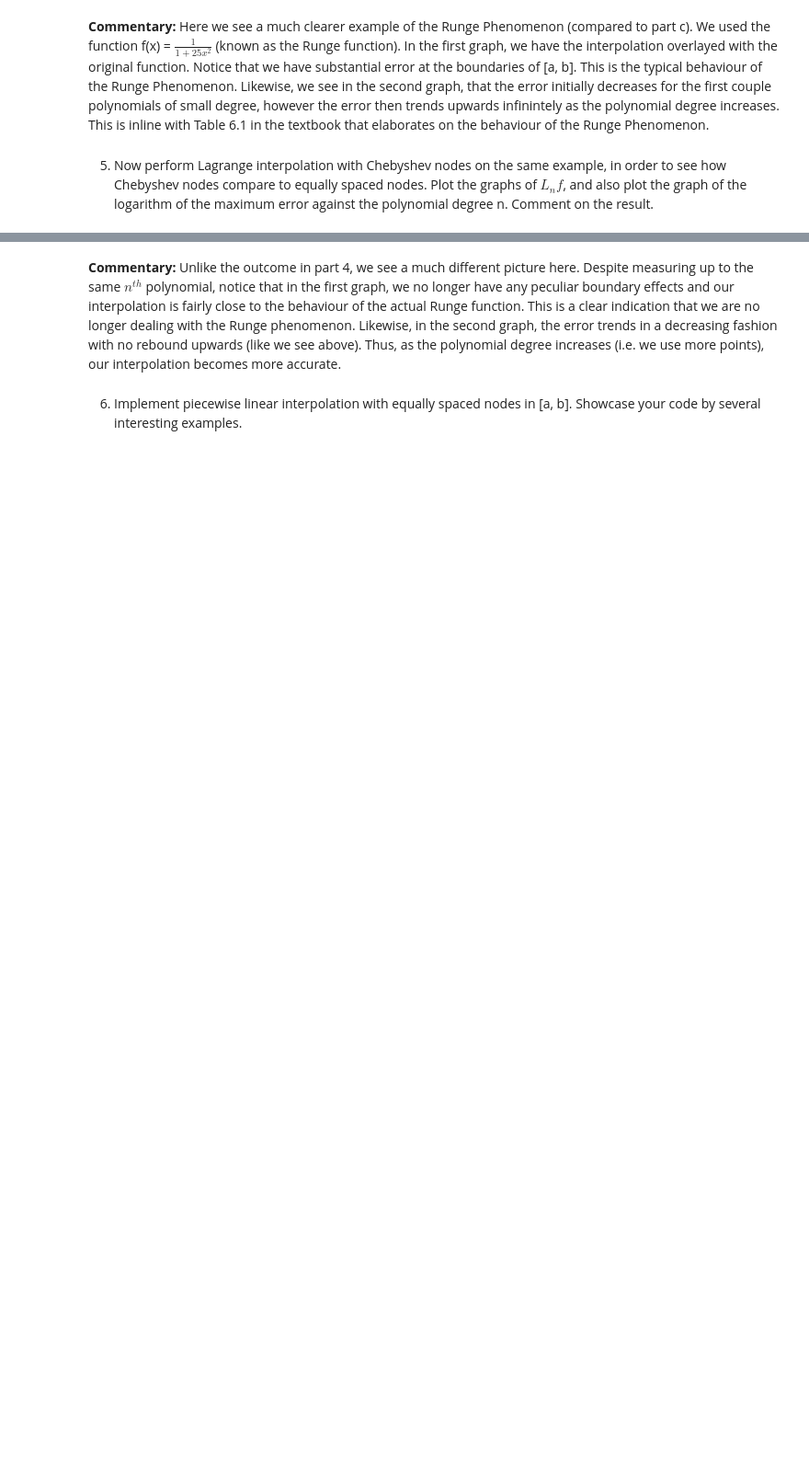
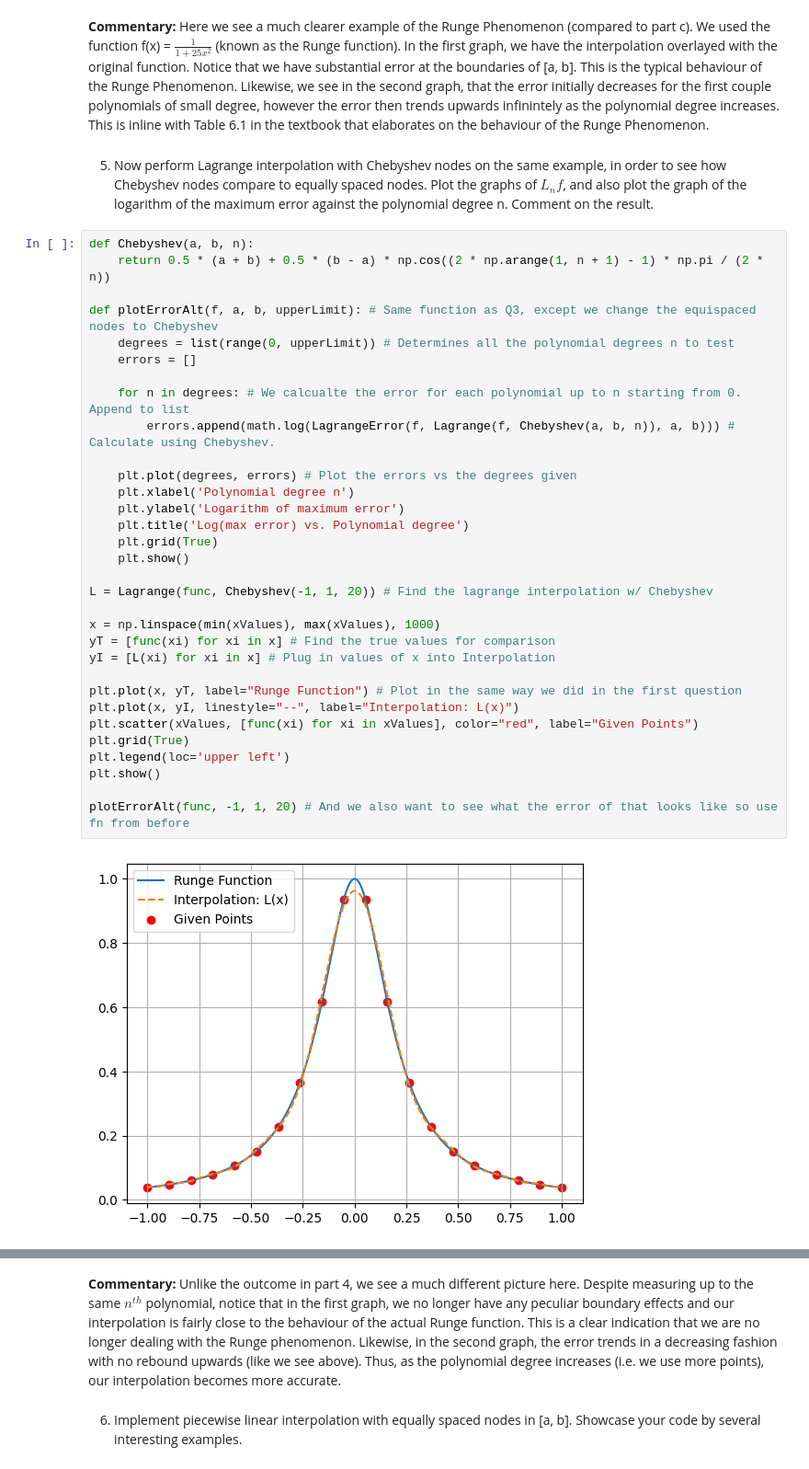
Before and after one commit to SkylarBitar/Math317-Lab3, a Jupyter notebook: MATH317_lab3.ipynb, the cells around one changed output, grey strips where cells are left out. Shown at 92% size. Cells and saved outputs as stored; diff of their text form; blank space fills up the shorter version.

```diff
--- a/MATH317_lab3.ipynb
+++ b/MATH317_lab3.ipynb
@@ -166,3 +170,37 @@ plotError(func, -1, 1, 20) # And we also want to see what the error of that look
 **Commentary:** Here we see a much clearer example of the Runge Phenomenon (compared to part c). We used the function f(x) = $\frac{1}{1 + 25x^2}$ (known as the Runge function). In the first graph, we have the interpolation overlayed with the original function. Notice that we have substantial error at the boundaries of [a, b]. This is the typical behaviour of the Runge Phenomenon. Likewise, we see in the second graph, that the error initially decreases for the first couple polynomials of small degree, however the error then trends upwards infinintely as the polynomial degree increases. This is inline with Table 6.1 in the textbook that elaborates on the behaviour of the Runge Phenomenon.
 # %% [markdown]
 5. Now perform Lagrange interpolation with Chebyshev nodes on the same example, in order to see how Chebyshev nodes compare to equally spaced nodes. Plot the graphs of $L_nf$, and also plot the graph of the logarithm of the maximum error against the polynomial degree n. Comment on the result.
+# %%
+def Chebyshev(a, b, n):
+    return 0.5 * (a + b) + 0.5 * (b - a) * np.cos((2 * np.arange(1, n + 1) - 1) * np.pi / (2 * n))
+
+def plotErrorAlt(f, a, b, upperLimit): # Same function as Q3, except we change the equispaced nodes to Chebyshev
+    degrees = list(range(0, upperLimit)) # Determines all the polynomial degrees n to test
+    errors = []
+
+    for n in degrees: # We calcualte the error for each polynomial up to n starting from 0. Append to list
+        errors.append(math.log(LagrangeError(f, Lagrange(f, Chebyshev(a, b, n)), a, b))) # Calculate using Chebyshev.
+
+    plt.plot(degrees, errors) # Plot the errors vs the degrees given
+    plt.xlabel('Polynomial degree n')
+    plt.ylabel('Logarithm of maximum error')
+    plt.title('Log(max error) vs. Polynomial degree')
+    plt.grid(True)
+    plt.show()
+
+L = Lagrange(func, Chebyshev(-1, 1, 20)) # Find the lagrange interpolation w/ Chebyshev
+
+x = np.linspace(min(xValues), max(xValues), 1000)
+yT = [func(xi) for xi in x] # Find the true values for comparison
+yI = [L(xi) for xi in x] # Plug in values of x into Interpolation
+
+plt.plot(x, yT, label="Runge Function") # Plot in the same way we did in the first question
+plt.plot(x, yI, linestyle="--", label="Interpolation: L(x)")
+plt.scatter(xValues, [func(xi) for xi in xValues], color="red", label="Given Points")
+plt.grid(True)
+plt.legend(loc='upper left')
+plt.show()
+
+plotErrorAlt(func, -1, 1, 20) # And we also want to see what the error of that looks like so use fn from before
+# %% [output]
+[figure, added]
```
Also changed, not shown: parts of 2 cells of this notebook.
